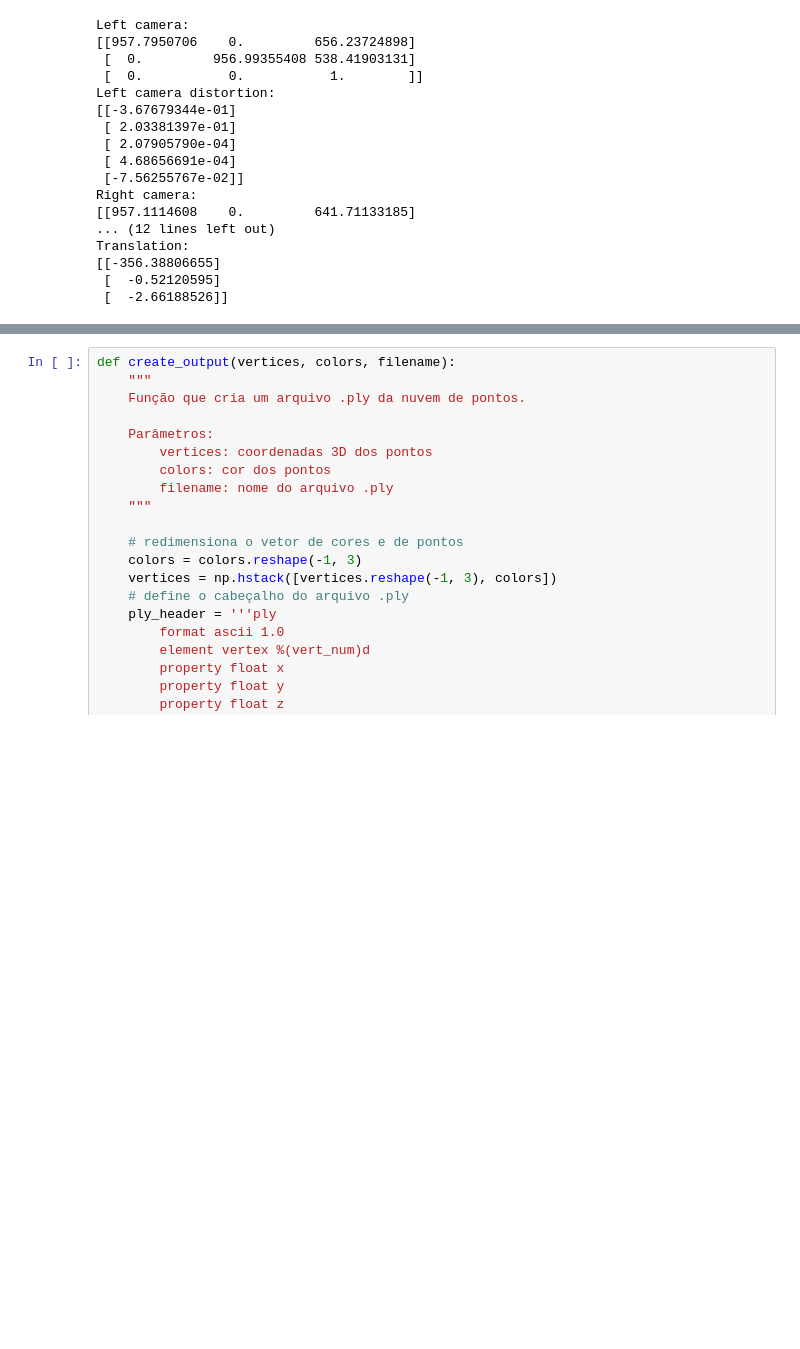
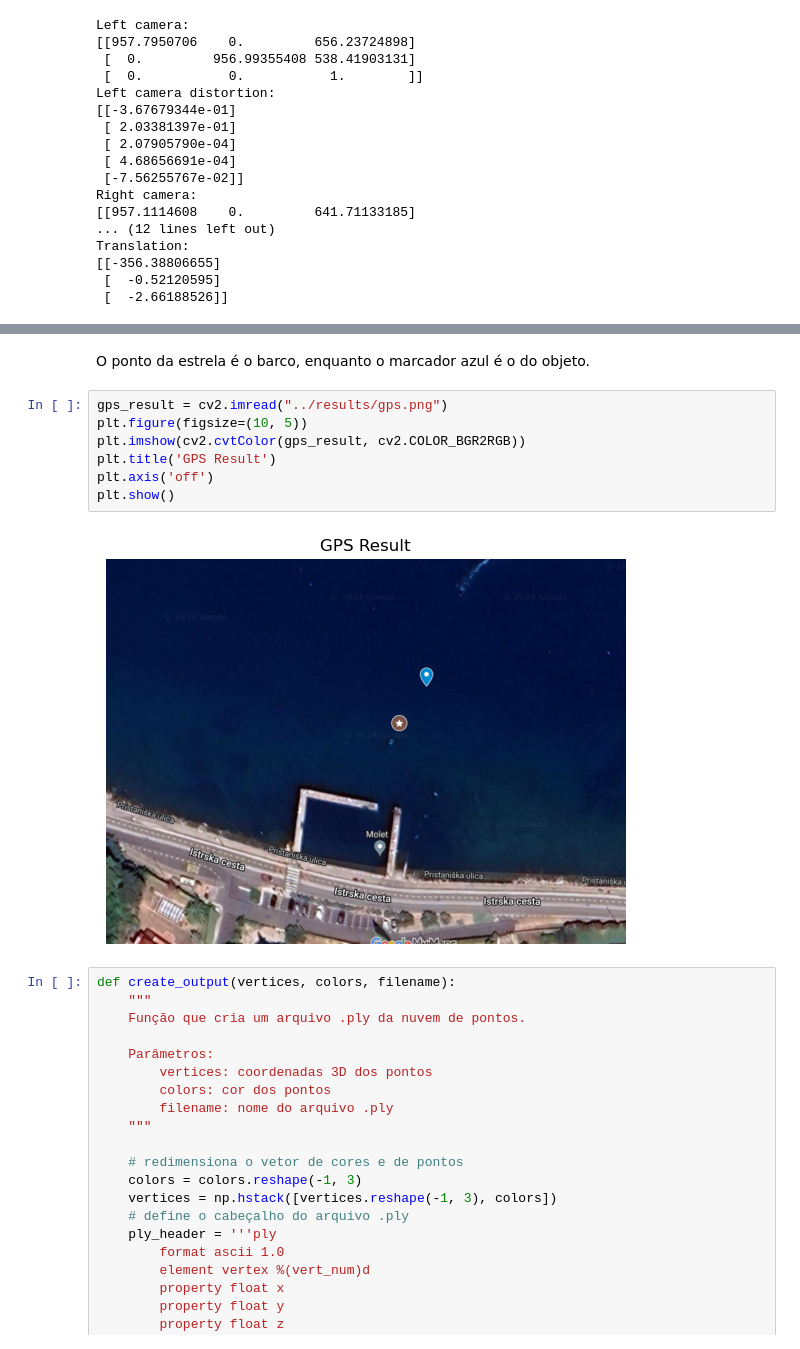
Before and after one commit to henriqueguanais/visao_robotica, a Jupyter notebook: atividades/atividade_09.ipynb, the cells around one changed output, grey strips where cells are left out. Drawn from its saved outputs; the diff is of its cells as text; blank space fills up the shorter version.

```diff
--- a/atividades/atividade_09.ipynb
+++ b/atividades/atividade_09.ipynb
@@ -124,3 +148,14 @@ Coordenadas do objeto: 45.54772494613465, 13.705468087391244
+# %% [markdown]
+O ponto da estrela é o barco, enquanto o marcador azul é o do objeto.
+# %%
+gps_result = cv2.imread("../results/gps.png")
+plt.figure(figsize=(10, 5))
+plt.imshow(cv2.cvtColor(gps_result, cv2.COLOR_BGR2RGB))
+plt.title('GPS Result')
+plt.axis('off')
+plt.show()
+# %% [output]
+[figure, added]
 # %%
 def create_output(vertices, colors, filename):
 	"""
```
Also changed, not shown: parts of 10 cells of this notebook, 7 other files.
